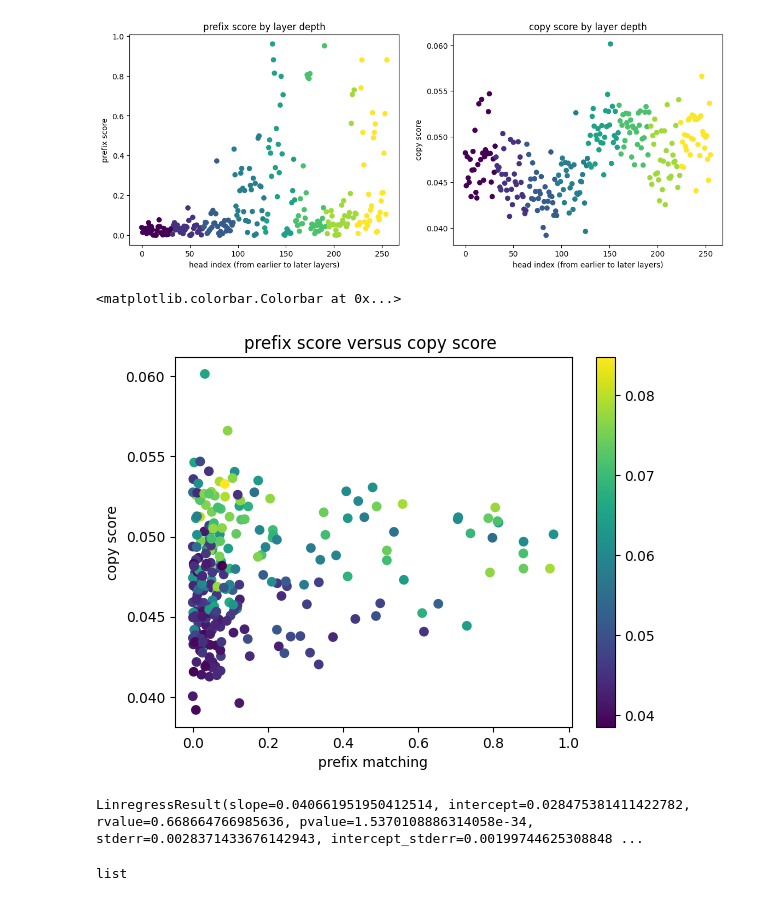
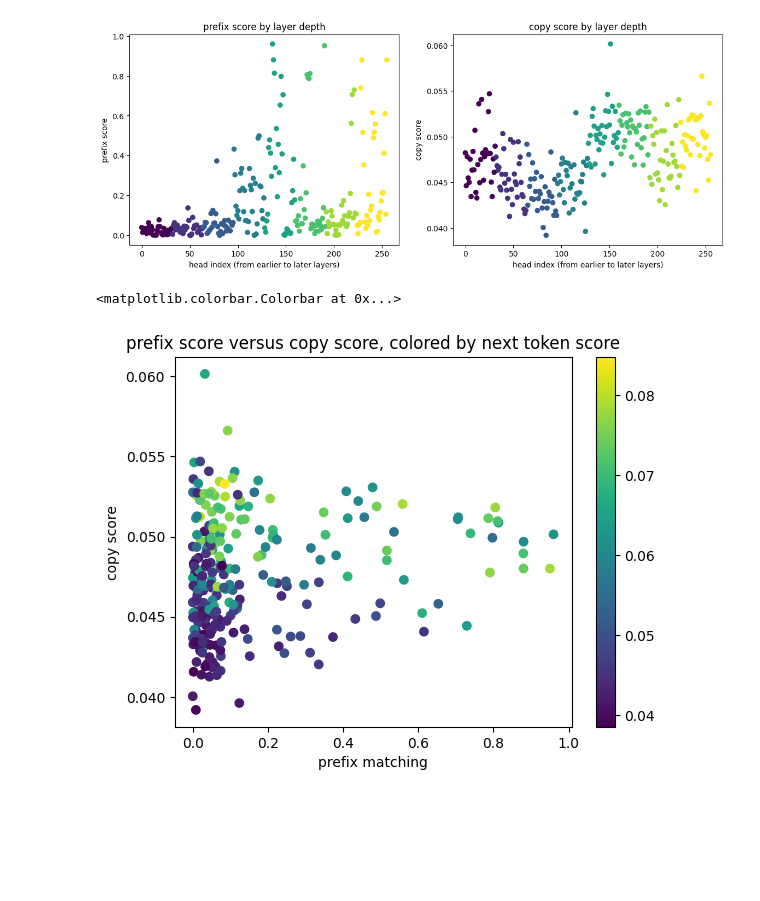
Before and after one commit to hollymandel/Mistral7B_Induction_Heads, a Jupyter notebook: ih_sweep.ipynb, the cells around one changed output. Cells and saved outputs as stored; diff of their text form; code cells hidden in the pictures; blank space fills up the shorter version.

```diff
--- a/ih_sweep.ipynb
+++ b/ih_sweep.ipynb
@@ -165,9 +163,11 @@ def sequence_repeat_ablation(ablation_layer, n_repeats = 4, seq_len = 25):
       copy_score, next_score, prefix_score
   )
 # %%
+# running the experiment on all heads but in a subset of layers (strided by `spacing` and forced to include
+# the last layer)
+
 spacing = 4
 layers_measure = np.arange(spacing-1,N_HEADS,spacing)
-print(f"layers to measure: {layers_measure}")
 n_repeats = 10
 
 # all_outs = {layer: [] for layer in layers_measure}
@@ -180,8 +180,8 @@ n_repeats = 10
 #   print(f"saved intermediate results for layer {layer}")
 
 # import pickle
-# with open("all_outs.pkl", "wb") as f:
+# with open("ih_evaluators.pkl", "wb") as f:
 #   pickle.dump(all_outs, f)
 
-with open("all_outs.pkl", "rb") as f:
+with open("ih_evaluators.pkl", "rb") as f:
   all_outs = pickle.load(f)
@@ -228,15 +226,15 @@ Text(0, 0.5, 'copy score')
 # %%
 # Prefix score versus copy score (see appendix, section "Distribution of scores")
 # color corresponds to next token score, a more direct (but less "mechanistic") measure of induction
 
 plt.scatter(np.ravel(prefix_score), np.ravel(copy_score), c=np.ravel(next_score))
 plt.xlabel("prefix matching")
 plt.ylabel("copy score")
-plt.title("prefix score versus copy score ")
+plt.title("prefix score versus copy score, colored by next token score")
 plt.colorbar()
 # %% [output]
 <matplotlib.colorbar.Colorbar at 0x...>
-[figure, old version]
+[figure, new version]
 # %%
 # pick out most and least induction-head-y heads, ablation for in context learning
 # this is not in the paper (I think), but I am just using the x == y direction on the above plot to pick out the most-
@@ -250,6 +251,0 @@ induction_score = induction_score_function(prefix_score, copy_score)
-# %%
-import scipy.stats as scs
-
-scs.linregress(induction_score.ravel(),next_score.ravel())
-# %% [output]
-LinregressResult(slope=0.040661951950412514, intercept=0.028475381411422782, rvalue=0.668664766985636, pvalue=1.5370108886314058e-34, stderr=0.0028371433676142943, intercept_stderr=0.00199744625308848 ...
@@ -309,4 +251,0 @@ def score_model(story, margin = 3, verbose = 0, start = 0, end = np.infty):
-# %%
-type(dataset["train"]["story"])
-# %% [output]
-list
```
Also changed, not shown: parts of 8 cells of this notebook.
